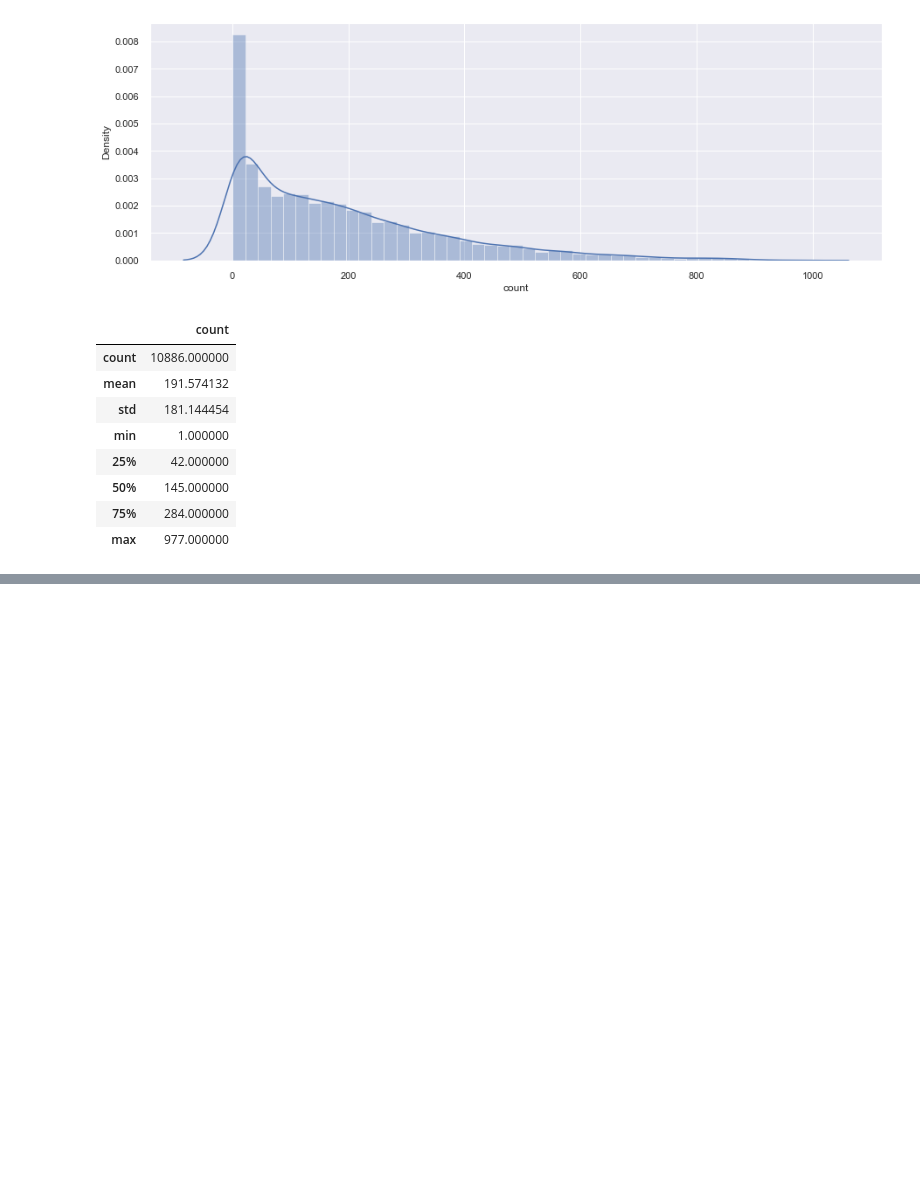
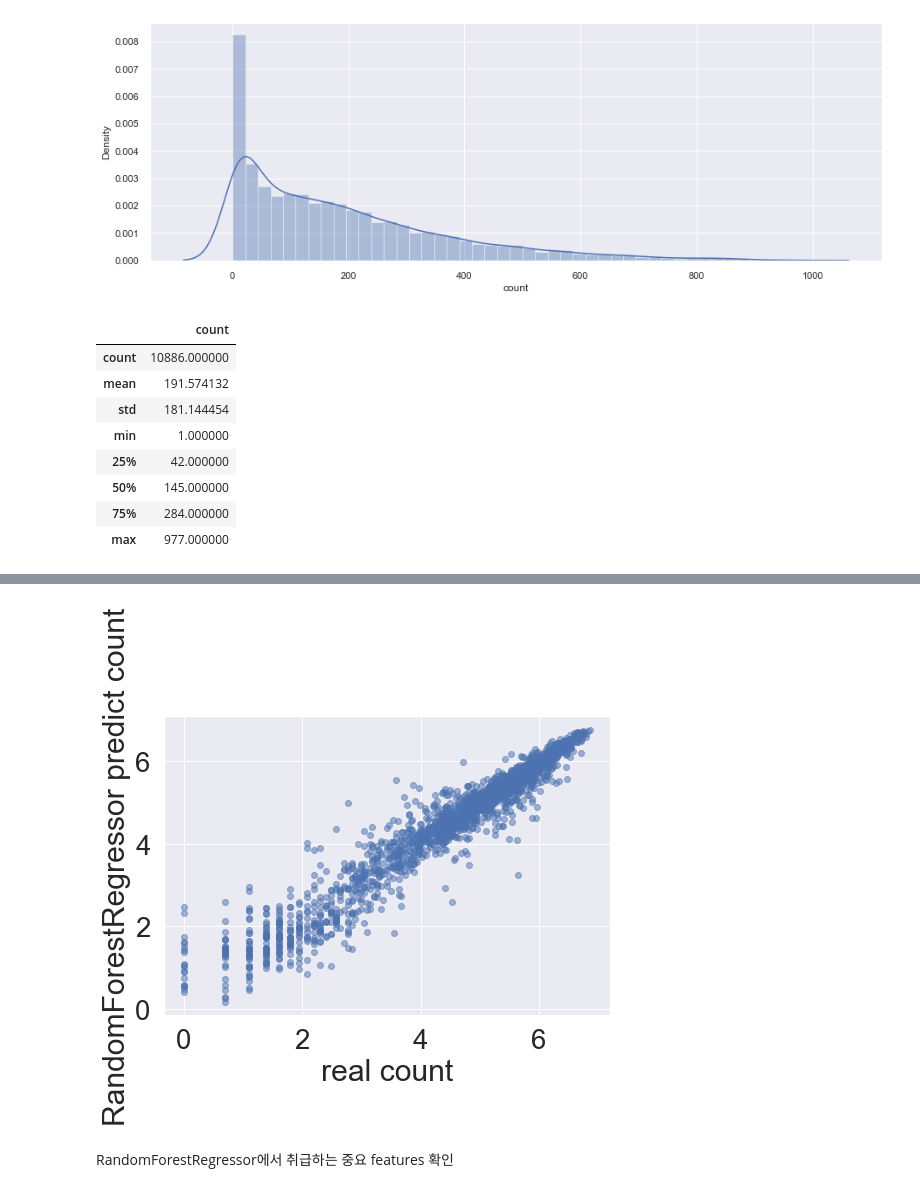
Before and after one commit to greenbear00/Kaggle, a Jupyter notebook: bike_sharing_demand/bike_sharing_demand_eda.ipynb, the cells around one changed output, grey strips where cells are left out. Saved outputs shown, nothing was run; the diff lists cells and outputs as text; code cells hidden in the pictures; blank space fills up the shorter version.

```diff
--- a/bike_sharing_demand/bike_sharing_demand_eda.ipynb
+++ b/bike_sharing_demand/bike_sharing_demand_eda.ipynb
@@ -416,0 +951,11 @@ ax[1][0].set(title="apply log10 to after count")
+# %%
+# 참고로 y값은 로그 취했기 때문에 실제 제출할때는 원래 값으로 변환(np.exp) 필요함. (다만, 그래프 그리는 용도면 log 취한 값으로 비교해도 상관없음)
+plt.scatter(y_test, rf_y_pred, alpha=0.5)
+plt.xlabel("real count")
+plt.ylabel("RandomForestRegressor predict count")
+
+plt.show()
+# %% [output]
+[figure, added]
+# %% [markdown]
+RandomForestRegressor에서 취급하는 중요 features 확인
```
Also changed, not shown: parts of 117 cells of this notebook.
